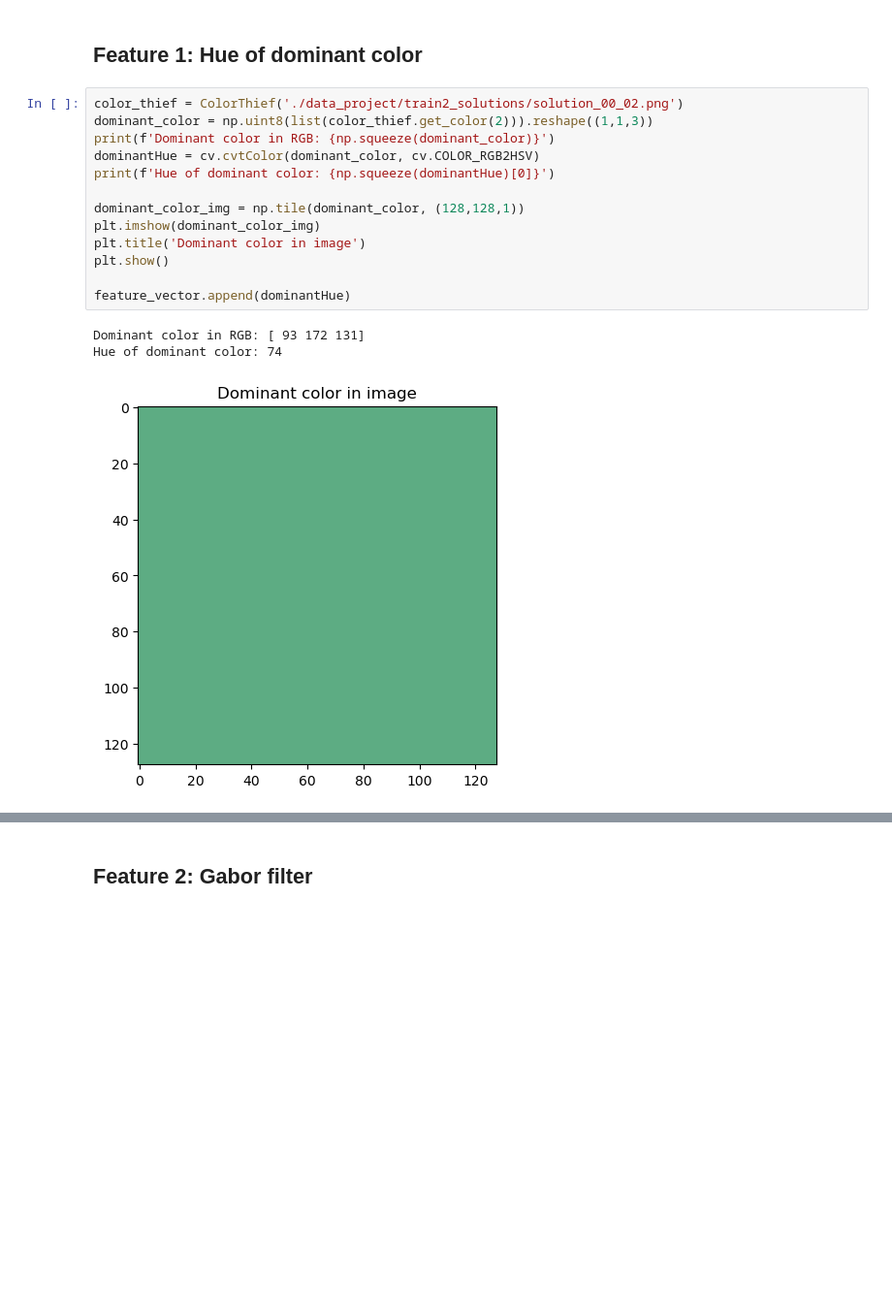
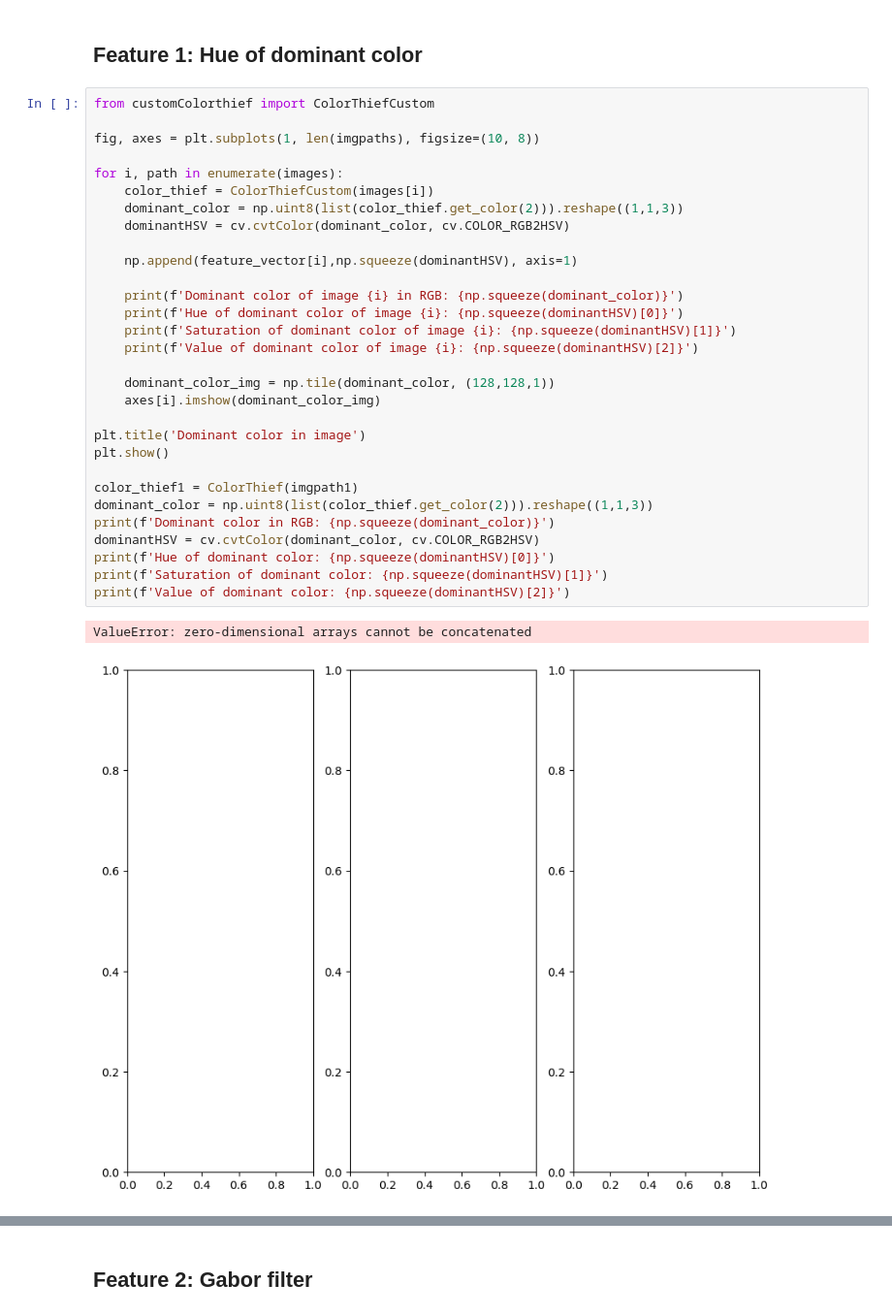
Before and after one commit to sirogosig/EE-451_code, a Jupyter notebook: project/feature_extraction_and_clustering.ipynb, the cells around one changed output, grey strips where cells are left out. Shown at 97% size. Saved outputs shown, nothing was run; the diff lists cells and outputs as text; blank space fills up the shorter version.

Commit message:
ColorThiefCustom class

```diff
--- a/project/feature_extraction_and_clustering.ipynb
+++ b/project/feature_extraction_and_clustering.ipynb
@@ -20,19 +29,35 @@ feature_vector = []
 # %% [markdown]
 ## Feature 1: Hue of dominant color
-# %%
-color_thief = ColorThief('./data_project/train2_solutions/solution_00_02.png')
-dominant_color = np.uint8(list(color_thief.get_color(2))).reshape((1,1,3))
-print(f'Dominant color in RGB: {np.squeeze(dominant_color)}')
-dominantHue = cv.cvtColor(dominant_color, cv.COLOR_RGB2HSV)
-print(f'Hue of dominant color: {np.squeeze(dominantHue)[0]}')
-
-dominant_color_img = np.tile(dominant_color, (128,128,1))
-plt.imshow(dominant_color_img)
-plt.title('Dominant color in image')
-plt.show()
-
-feature_vector.append(dominantHue)
-# %% [output]
-Dominant color in RGB: [ 93 172 131]
-Hue of dominant color: 74
-[figure, removed]
+# %%
+from customColorthief import ColorThiefCustom
+
+fig, axes = plt.subplots(1, len(imgpaths), figsize=(10, 8))
+
+for i, path in enumerate(images):
+    color_thief = ColorThiefCustom(images[i])
+    dominant_color = np.uint8(list(color_thief.get_color(2))).reshape((1,1,3))
+    dominantHSV = cv.cvtColor(dominant_color, cv.COLOR_RGB2HSV)
+
+    np.append(feature_vector[i],np.squeeze(dominantHSV), axis=1)
+
+    print(f'Dominant color of image {i} in RGB: {np.squeeze(dominant_color)}')
+    print(f'Hue of dominant color of image {i}: {np.squeeze(dominantHSV)[0]}')
+    print(f'Saturation of dominant color of image {i}: {np.squeeze(dominantHSV)[1]}')
+    print(f'Value of dominant color of image {i}: {np.squeeze(dominantHSV)[2]}')
+
+    dominant_color_img = np.tile(dominant_color, (128,128,1))
+    axes[i].imshow(dominant_color_img)
+
+plt.title('Dominant color in image')
+plt.show()
+
+color_thief1 = ColorThief(imgpath1)
+dominant_color = np.uint8(list(color_thief.get_color(2))).reshape((1,1,3))
+print(f'Dominant color in RGB: {np.squeeze(dominant_color)}')
+dominantHSV = cv.cvtColor(dominant_color, cv.COLOR_RGB2HSV)
+print(f'Hue of dominant color: {np.squeeze(dominantHSV)[0]}')
+print(f'Saturation of dominant color: {np.squeeze(dominantHSV)[1]}')
+print(f'Value of dominant color: {np.squeeze(dominantHSV)[2]}')
+# %% [output]
+ValueError: zero-dimensional arrays cannot be concatenated
+[figure, added]
```
Also changed, not shown: parts of 7 cells of this notebook, 1 other file.
